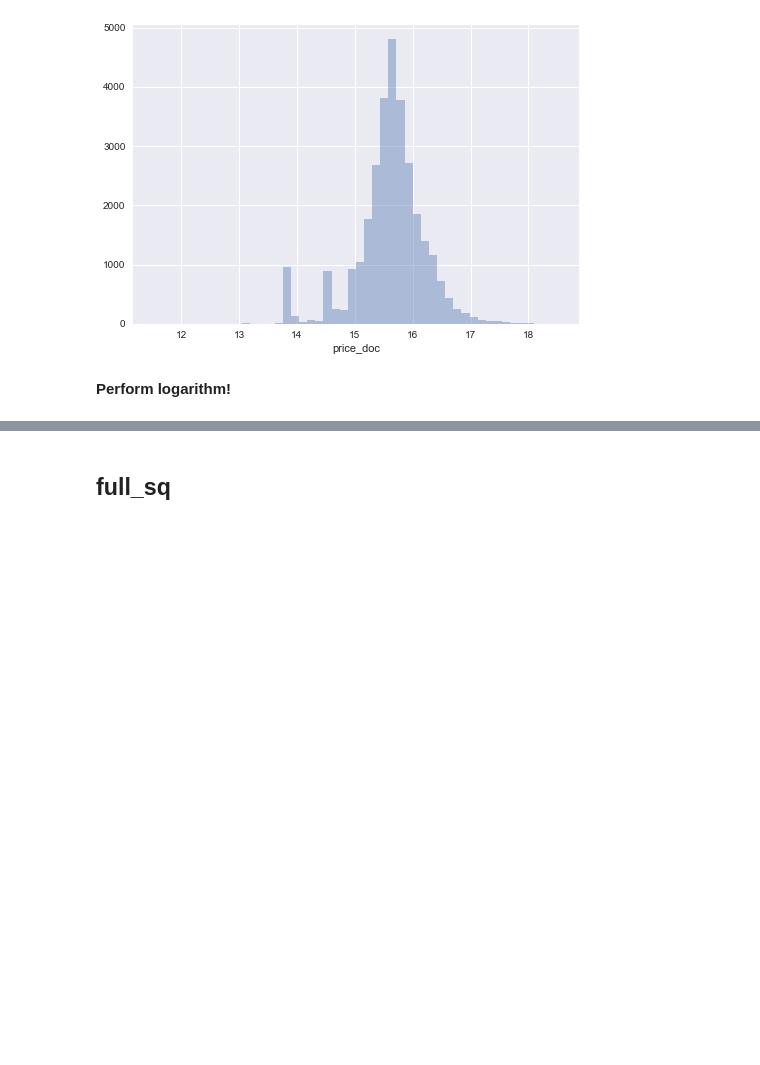
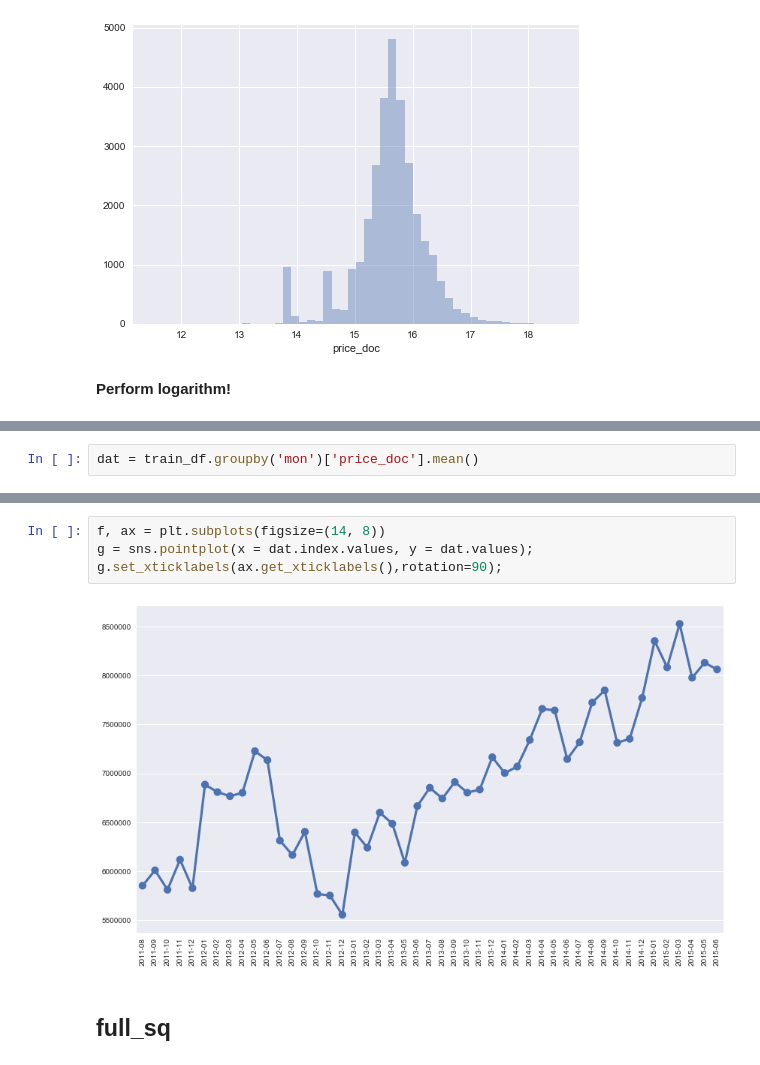
Before and after one commit to PJesus7/Kaggle, a Jupyter notebook: Sberbank_Housing_Market/Analyse_House.ipynb, the cells around one changed output, grey strips where cells are left out. Cells and saved outputs as stored; diff of their text form; blank space fills up the shorter version.

```diff
--- a/Sberbank_Housing_Market/Analyse_House.ipynb
+++ b/Sberbank_Housing_Market/Analyse_House.ipynb
@@ -63,0 +71,2 @@ sns.distplot(np.log(train_df['price_doc']), kde=False)
+# %%
+dat = train_df.groupby('mon')['price_doc'].mean()
@@ -64,3 +80,9 @@ sns.distplot(np.log(train_df['price_doc']), kde=False)
+# %%
+f, ax = plt.subplots(figsize=(14, 8))
+g = sns.pointplot(x = dat.index.values, y = dat.values);
+g.set_xticklabels(ax.get_xticklabels(),rotation=90);
+# %% [output]
+[figure, added]
 # %% [markdown]
 ## full_sq
 # %%
```
Also changed, not shown: parts of 28 cells of this notebook, 3 other files.
